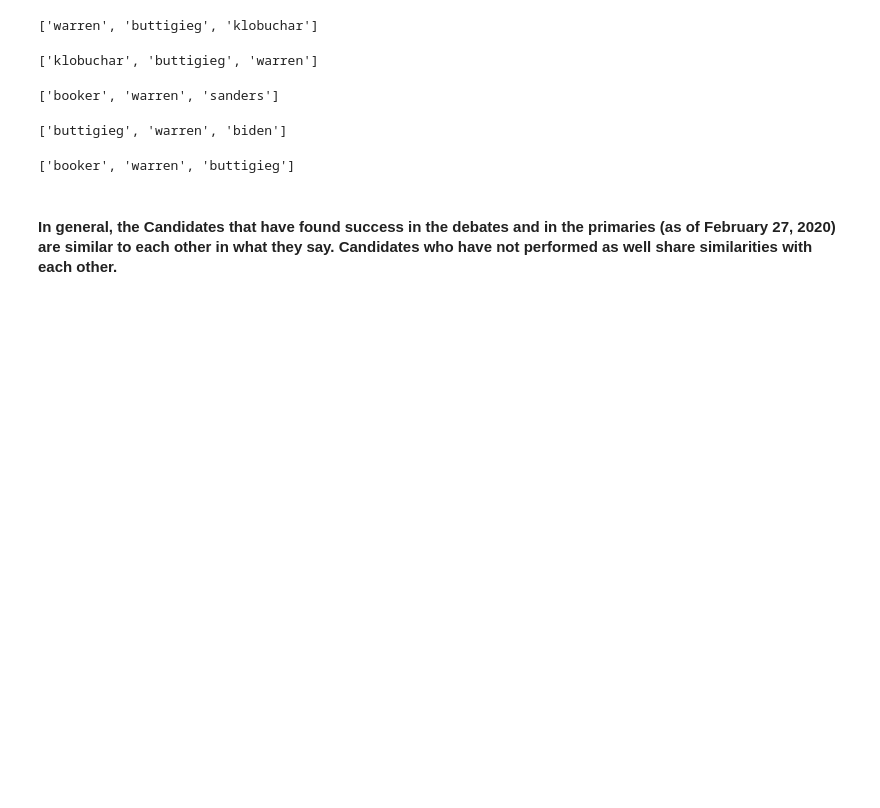
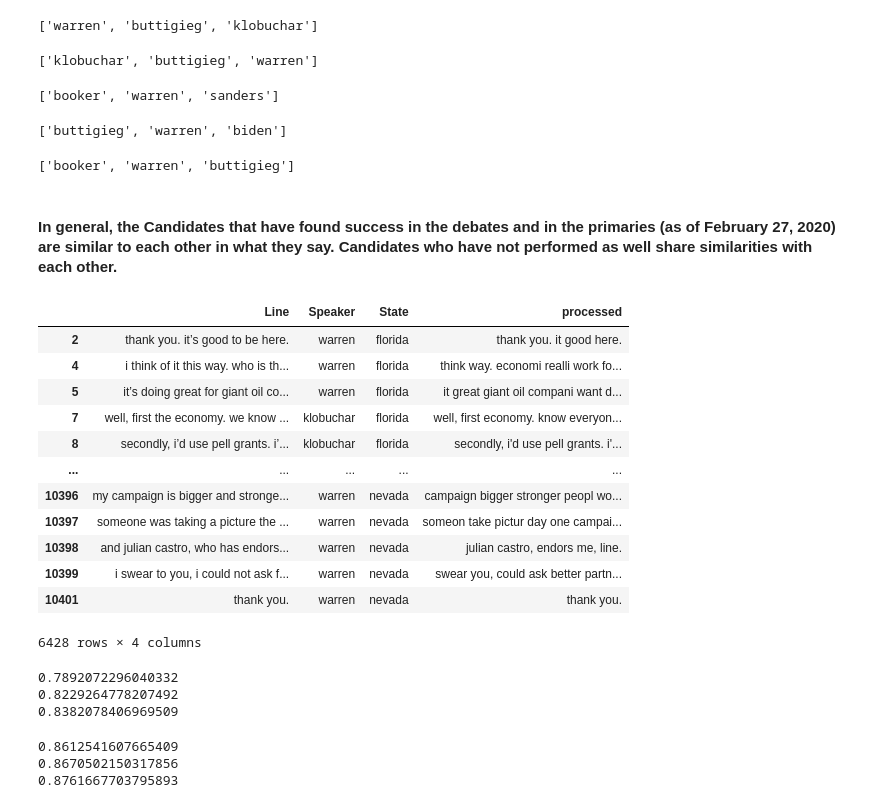
Before and after one commit to Kevhpark5/Exploring-the-Election, a Jupyter notebook: data/LDA and Recommenders.ipynb, the cells around one changed output. Cells and saved outputs as stored; diff of their text form; code cells hidden in the pictures; blank space fills up the shorter version.

Commit message:
add speaker classification

```diff
--- a/data/LDA and Recommenders.ipynb
+++ b/data/LDA and Recommenders.ipynb
@@ -173,3 +162,21 @@ recommendations('yang', cosine_sim)
 ['booker', 'warren', 'buttigieg']
 # %% [markdown]
 #### In general, the Candidates that have found success in the debates and in the primaries (as of February 27, 2020) are similar to each other in what they say. Candidates who have not performed as well share similarities with each other.
+# %%
+all_transcripts['processed'] = stemmer(remove_stopwords(all_transcripts['Line']))
+# %%
+all_transcripts
+# %% [output]
+|  | Line | Speaker | State | processed |
+| 2 | thank you. it’s good to be here. | warren | florida | thank you. it good here. |
+| 4 | i think of it this way. who is th... | warren | florida | think way. economi realli work fo... |
+| 5 | it’s doing great for giant oil co... | warren | florida | it great giant oil compani want d... |
+| 7 | well, first the economy. we know ... | klobuchar | florida | well, first economy. know everyon... |
+| 8 | secondly, i’d use pell grants. i’... | klobuchar | florida | secondly, i'd use pell grants. i'... |
+| ... | ... | ... | ... | ... |
+| 10396 | my campaign is bigger and stronge... | warren | nevada | campaign bigger stronger peopl wo... |
+| 10397 | someone was taking a picture the ... | warren | nevada | someon take pictur day one campai... |
+| 10398 | and julian castro, who has endors... | warren | nevada | julian castro, endors me, line. |
+| 10399 | i swear to you, i could not ask f... | warren | nevada | swear you, could ask better partn... |
+| 10401 | thank you. | warren | nevada | thank you. |
+6428 rows × 4 columns
@@ -175,0 +189,26 @@ recommendations('yang', cosine_sim)
+# %%
+rf = RandomForestClassifier()
+rf.fit(X_train, y_train)
+rf_pred_class = rf.predict(X_test)
+rf_prob = rf.predict_proba(X_test)
+
+print(f1_score(y_test, rf_pred_class, average='weighted'))
+print(precision_score(y_test, rf_pred_class, average='weighted'))
+print(recall_score(y_test, rf_pred_class, average='weighted'))
+# %% [output]
+0.7892072296040332
+0.8229264778207492
+0.8382078406969509
+# %%
+lr = LogisticRegression()
+lr.fit(X_train, y_train)
+lr_pred = lr.predict(X_test)
+lr_prob = lr.predict_proba(X_test)
+
+print(f1_score(y_test, lr_pred, average='weighted'))
+print(precision_score(y_test, lr_pred, average='weighted'))
+print(recall_score(y_test, lr_pred, average='weighted'))
+# %% [output]
+0.8612541607665409
+0.8670502150317856
+0.8761667703795893
```
Also changed, not shown: parts of 8 cells of this notebook.
